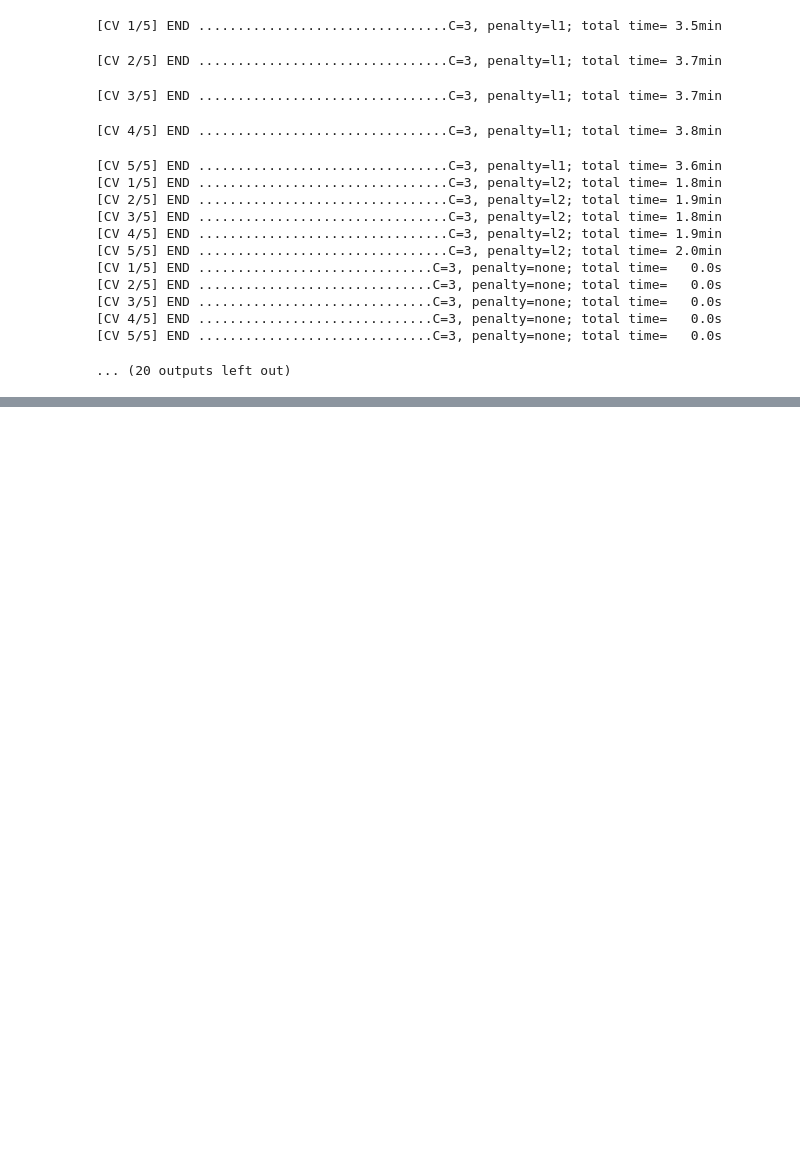
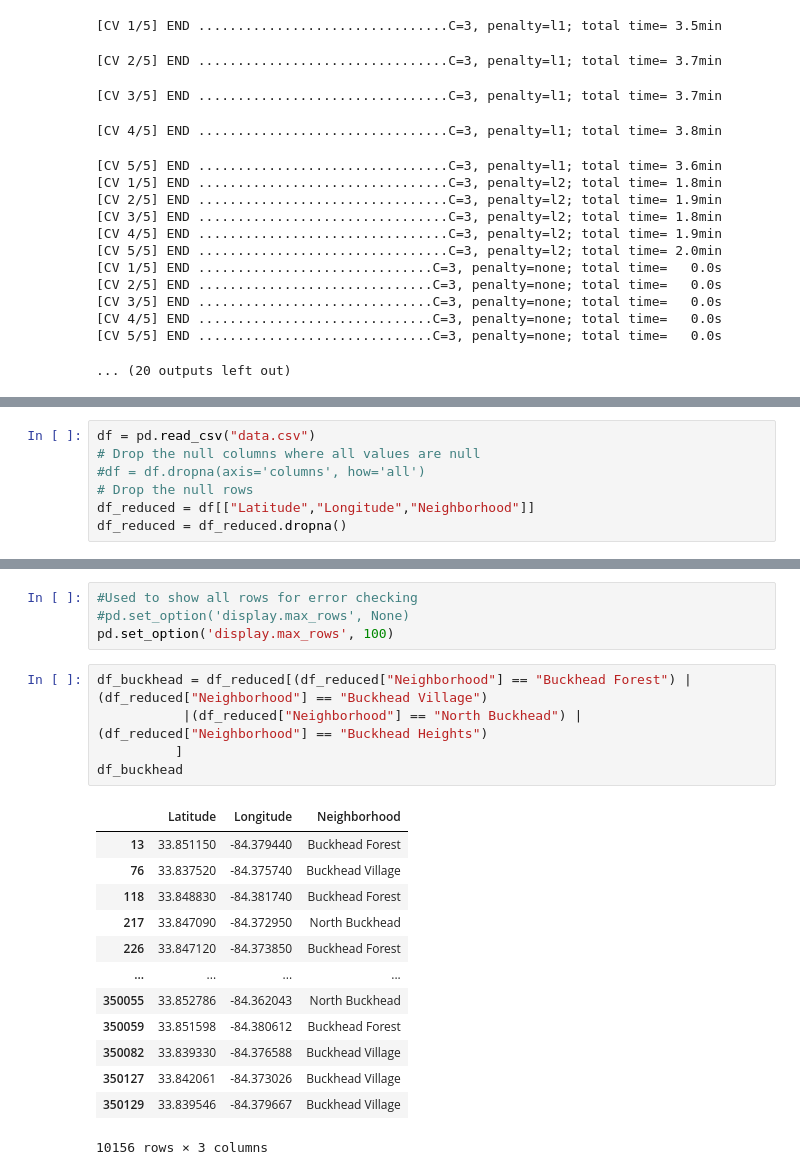
Before and after one commit to nahidfarzad8751/project_3, a Jupyter notebook: final_project_dcc/work_book_dcc.ipynb, the cells around one changed output, grey strips where cells are left out. Cells and saved outputs as stored; diff of their text form; blank space fills up the shorter version.

```diff
--- a/final_project_dcc/work_book_dcc.ipynb
+++ b/final_project_dcc/work_book_dcc.ipynb
@@ -313,0 +263,7 @@ df_reduced[(df_reduced["Neighborhood"] == "Midtown") | (df_reduced["Neighborhood
+# %%
+df = pd.read_csv("data.csv")
+# Drop the null columns where all values are null
+#df = df.dropna(axis='columns', how='all')
+# Drop the null rows
+df_reduced = df[["Latitude","Longitude","Neighborhood"]]
+df_reduced = df_reduced.dropna()
@@ -313,0 +290,23 @@ df_reduced[(df_reduced["Neighborhood"] == "Midtown") | (df_reduced["Neighborhood
+# %%
+#Used to show all rows for error checking
+#pd.set_option('display.max_rows', None)
+pd.set_option('display.max_rows', 100)
+# %%
+df_buckhead = df_reduced[(df_reduced["Neighborhood"] == "Buckhead Forest") |(df_reduced["Neighborhood"] == "Buckhead Village")
+           |(df_reduced["Neighborhood"] == "North Buckhead") |(df_reduced["Neighborhood"] == "Buckhead Heights")
+          ]
+df_buckhead
+# %% [output]
+|  | Latitude | Longitude | Neighborhood |
+| 13 | 33.851150 | -84.379440 | Buckhead Forest |
+| 76 | 33.837520 | -84.375740 | Buckhead Village |
+| 118 | 33.848830 | -84.381740 | Buckhead Forest |
+| 217 | 33.847090 | -84.372950 | North Buckhead |
+| 226 | 33.847120 | -84.373850 | Buckhead Forest |
+| ... | ... | ... | ... |
+| 350055 | 33.852786 | -84.362043 | North Buckhead |
+| 350059 | 33.851598 | -84.380612 | Buckhead Forest |
+| 350082 | 33.839330 | -84.376588 | Buckhead Village |
+| 350127 | 33.842061 | -84.373026 | Buckhead Village |
+| 350129 | 33.839546 | -84.379667 | Buckhead Village |
+10156 rows × 3 columns
```
Also changed, not shown: parts of 9 cells of this notebook.
